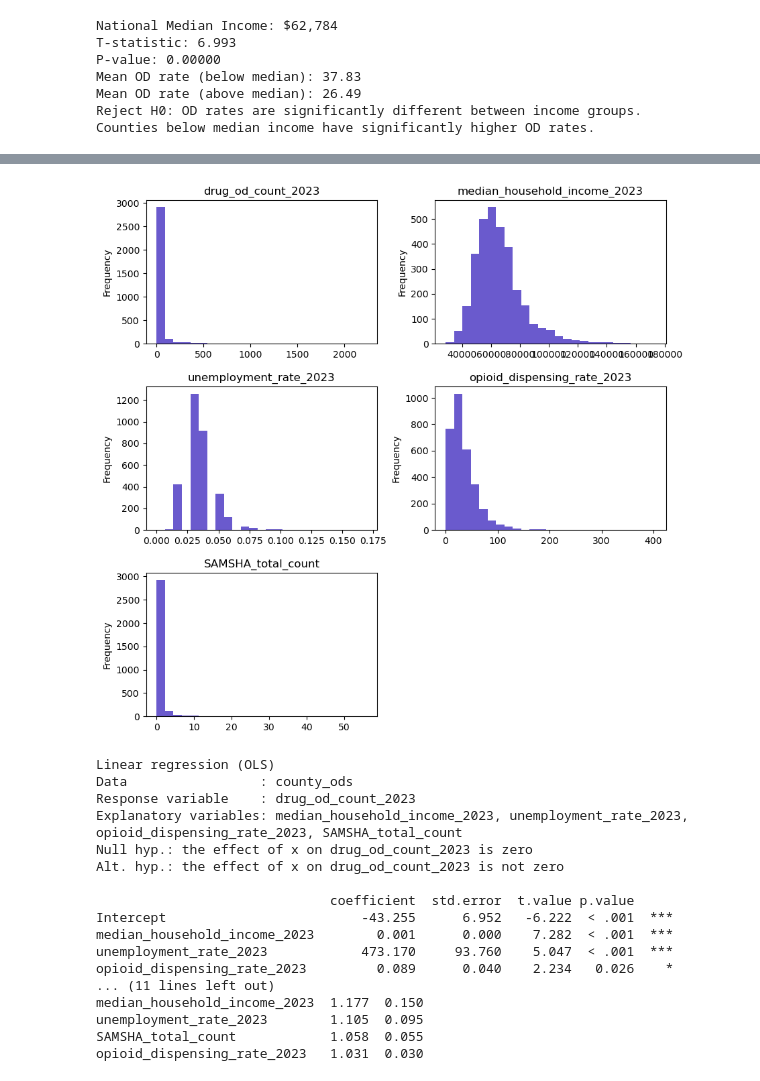
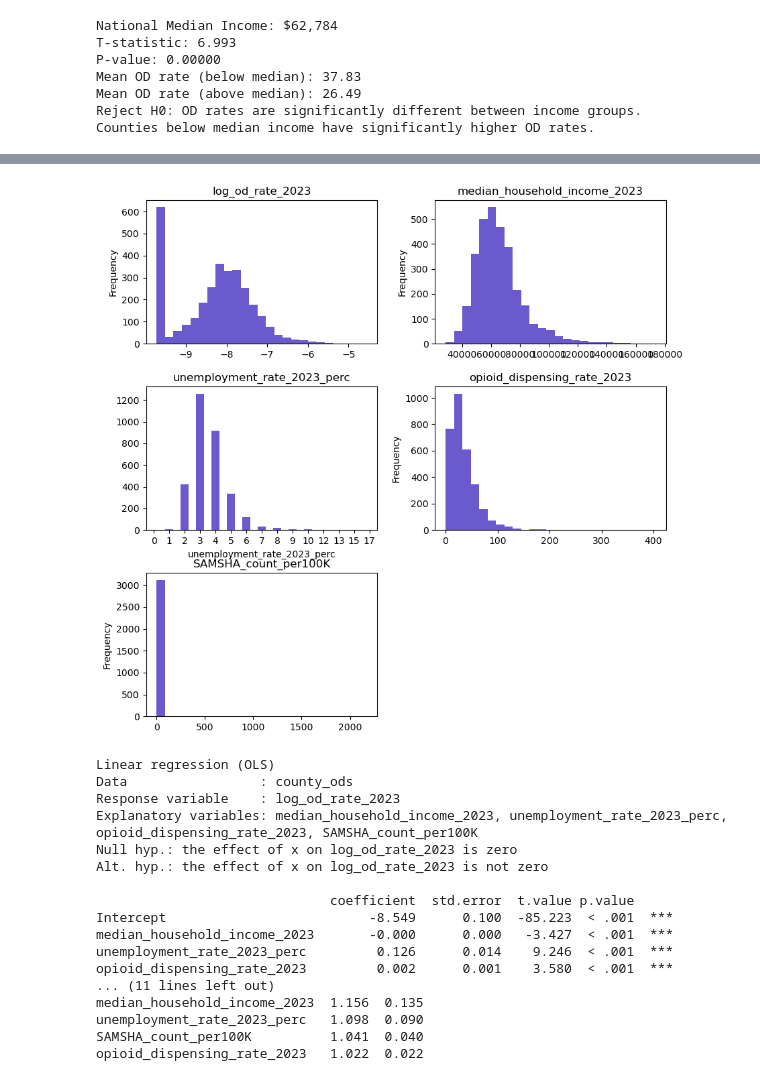
Before and after one commit to rsm-amarkova/Opioid_SAMSHA, a Jupyter notebook: project_analysis.ipynb, the cells around one changed output, grey strips where cells are left out. Cells and saved outputs as stored; diff of their text form; code cells hidden in the pictures.

```diff
--- a/project_analysis.ipynb
+++ b/project_analysis.ipynb
@@ -170,0 +182,2 @@ plt.show()
+# %%
+county_df["log_od_rate_2023"] = np.log(county_df["od_rate_2023"] + (0.000120322464204067)/2)
@@ -171,27 +190,27 @@ plt.show()
 # %%
 reg = rsm.model.regress(
-    {"county_ods": county_df}, rvar="drug_od_count_2023", evar=["median_household_income_2023", "unemployment_rate_2023", "opioid_dispensing_rate_2023", "SAMSHA_total_count"]
+    {"county_ods": county_df}, rvar="log_od_rate_2023", evar=["median_household_income_2023", "unemployment_rate_2023_perc", "opioid_dispensing_rate_2023", "SAMSHA_count_per100K"]
 )
 reg.plot("dist")
 # %% [output]
-[figure, old version]
+[figure, new version]
 # %%
 reg.summary(vif=True)
 # %% [output]
 Linear regression (OLS)
 Data                 : county_ods
-Response variable    : drug_od_count_2023
-Explanatory variables: median_household_income_2023, unemployment_rate_2023, opioid_dispensing_rate_2023, SAMSHA_total_count
-Null hyp.: the effect of x on drug_od_count_2023 is zero
-Alt. hyp.: the effect of x on drug_od_count_2023 is not zero
+Response variable    : log_od_rate_2023
+Explanatory variables: median_household_income_2023, unemployment_rate_2023_perc, opioid_dispensing_rate_2023, SAMSHA_count_per100K
+Null hyp.: the effect of x on log_od_rate_2023 is zero
+Alt. hyp.: the effect of x on log_od_rate_2023 is not zero
 
                               coefficient  std.error  t.value p.value
-Intercept                         -43.255      6.952   -6.222  < .001  ***
-median_household_income_2023        0.001      0.000    7.282  < .001  ***
-unemployment_rate_2023            473.170     93.760    5.047  < .001  ***
-opioid_dispensing_rate_2023         0.089      0.040    2.234   0.026    *
+Intercept                          -8.549      0.100  -85.223  < .001  ***
+median_household_income_2023       -0.000      0.000   -3.427  < .001  ***
+unemployment_rate_2023_perc         0.126      0.014    9.246  < .001  ***
+opioid_dispensing_rate_2023         0.002      0.001    3.580  < .001  ***
 ... (11 lines left out)
-median_household_income_2023  1.177  0.150
-unemployment_rate_2023        1.105  0.095
-SAMSHA_total_count            1.058  0.055
-opioid_dispensing_rate_2023   1.031  0.030
+median_household_income_2023  1.156  0.135
+unemployment_rate_2023_perc   1.098  0.090
+SAMSHA_count_per100K          1.041  0.040
+opioid_dispensing_rate_2023   1.022  0.022
```
Also changed, not shown: parts of 10 cells of this notebook.
